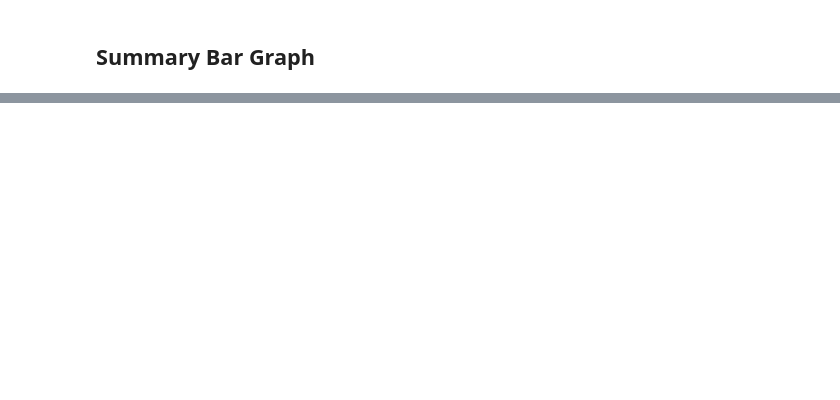
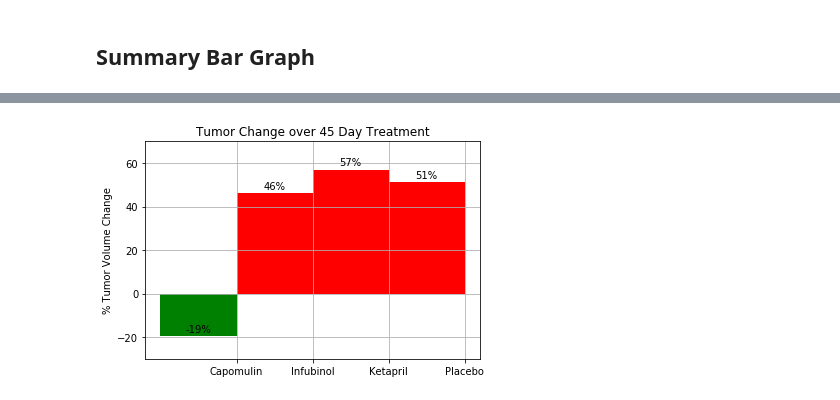
Before and after one commit to arundhatic/matplotlib-challenge, a Jupyter notebook: Pymaceuticals/pymaceuticals.ipynb, the cells around one changed output, grey strips where cells are left out. Drawn from its saved outputs; the diff is of its cells as text; code cells hidden in the pictures; blank space fills up the shorter version.

```diff
--- a/Pymaceuticals/pymaceuticals.ipynb
+++ b/Pymaceuticals/pymaceuticals.ipynb
@@ -230,5 +236,7 @@ plt.show()
 ## Summary Bar Graph
 # %%
 # Calculate the percent changes for each drug
+percentage_change = ((drug_tumor_volume_df.iloc[-1]-drug_tumor_volume_df.iloc[0])/drug_tumor_volume_df.iloc[0])* 100
 
 # Display the data to confirm
+percentage_change
@@ -271,0 +256,48 @@ fig.show()
+# %%
+# Store all Relevant Percent Changes into a Tuple
+percentage_change_df = pd.DataFrame(percentage_change)
+percentage_change_tuple = [(val, idx) for idx, val in percentage_change_df.items()]
+#print(percentage_change_tuple)
+# Splice the data between passing and failing drugs
+drug_list = ['Capomulin','Infubinol','Ketapril','Placebo']
+#print(percentage_change_list)
+percentage_change_list = [percentage_change[drug] for drug in drug_list]
+clrs = ['green' if (x < 0) else 'red' for x in percentage_change_list ]
+percentage_change_plt = plt.bar(drug_list,percentage_change_list,width=-1,align='edge',color=clrs)
+
+# Orient widths. Add labels, tick marks, etc.
+plt.grid()
+plt.ylim(-30,70)
+plt.ylabel('% Tumor Volume Change')
+plt.title('Tumor Change over 45 Day Treatment')
+
+# Use functions to label the percentages of changes
+def autolabel(rects):
+    # Get y-axis height to calculate label position from.
+    (y_bottom, y_top) = plt.ylim(-30,70)
+    y_height = y_top - y_bottom
+
+    for rect in rects:
+        height = rect.get_height()
+
+        # Fraction of axis height taken up by this rectangle
+        p_height = (height / y_height)
+
+        # If we can fit the label above the column, do that;
+        # otherwise, put it inside the column.
+        if p_height > 0.95: # arbitrary; 95% looked good to me.
+            label_position = height - (y_height * 0.05)
+        else:
+            label_position = height + (y_height * 0.01)
+
+        plt.text(rect.get_x() + rect.get_width()/2., label_position,
+                '%d' % int(height)+'%',
+                ha='center', va='bottom')
+# Call functions to implement the function calls
+autolabel(percentage_change_plt)
+
+# Save the Figure
+
+plt.savefig(os.path.join('figures','percentage_change_over_45day_treatment.png'))
+# %% [output]
+[figure, added]
```
Also changed, not shown: parts of 9 cells of this notebook, 7 other files.
